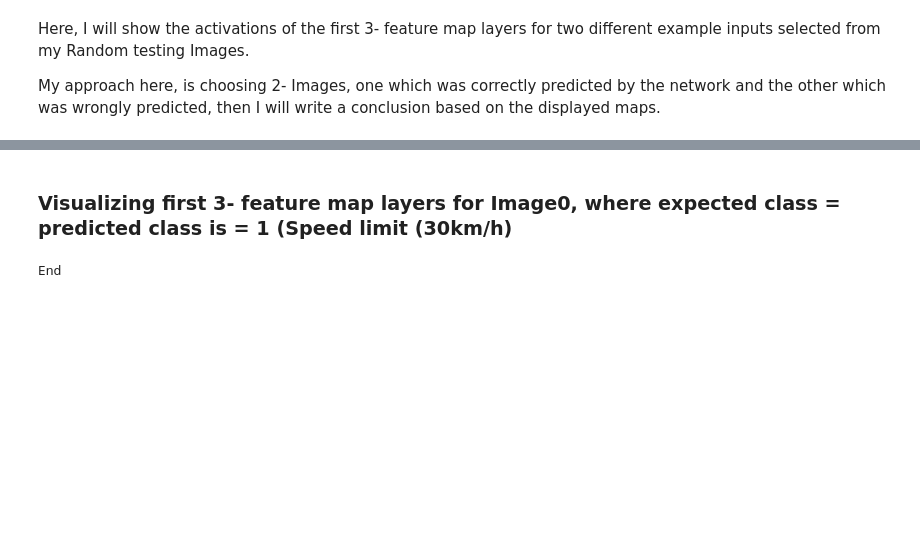
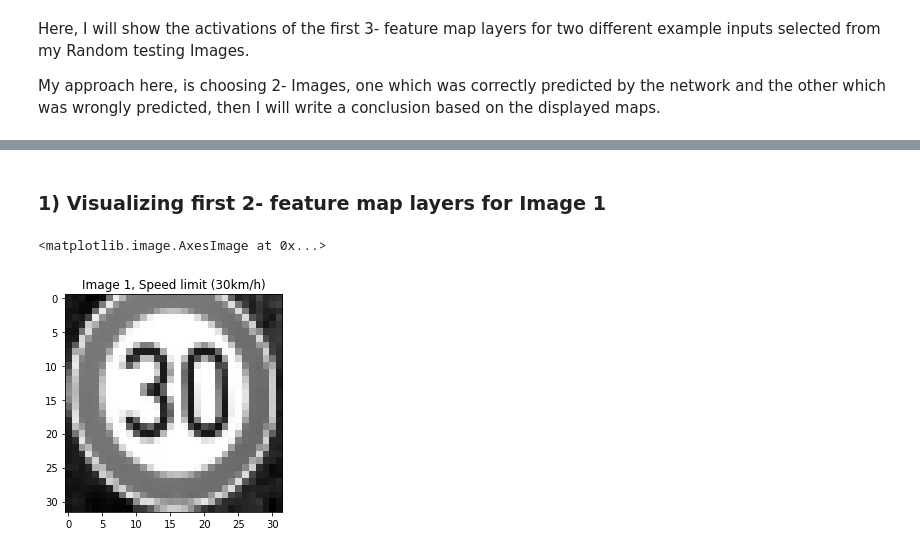
Before and after one commit to MyadaRoshdi/P2, a Jupyter notebook: Traffic_Sign_Classifier.ipynb, the cells around one changed output, grey strips where cells are left out. Saved outputs shown, nothing was run; the diff lists cells and outputs as text; code cells hidden in the pictures; blank space fills up the shorter version.

```diff
--- a/Traffic_Sign_Classifier.ipynb
+++ b/Traffic_Sign_Classifier.ipynb
@@ -1329,35 +1330,10 @@ My approach here, is choosing 2- Images, one which was correctly predicted by th
 # %% [markdown]
-### Visualizing first 3- feature map layers for Image0, where  expected class =  predicted class is = 1 (Speed limit (30km/h)
+### 1)  Visualizing first 2- feature map layers for Image 1
-# %%
-### Visualize your network's feature maps here.
-### Feel free to use as many code cells as needed.
-
-# image_input: the test image being fed into the network to produce the feature maps
-# tf_activation: should be a tf variable name used during your training procedure that represents the calculated state of a specific weight layer
-# activation_min/max: can be used to view the activation contrast in more detail, by default matplot sets min and max to the actual min and max values of the output
-# plt_num: used to plot out multiple different weight feature map sets on the same block, just extend the plt number for each new feature map entry
-
-def outputFeatureMap(image_input, tf_activation, activation_min=-1, activation_max=-1 ,plt_num=1):
-    # Here make sure to preprocess your image_input in a way your network expects
-    # with size, normalization, ect if needed
-    # image_input =
-    # Note: x should be the same name as your network's tensorflow data placeholder variable
-    # If you get an error tf_activation is not defined it may be having trouble accessing the variable from inside a function
-    activation = tf_activation.eval(session=sess,feed_dict={x : image_input})
-    featuremaps = activation.shape[3]
-    plt.figure(plt_num, figsize=(15,15))
-    for featuremap in range(featuremaps):
-        plt.subplot(6,8, featuremap+1) # sets the number of feature maps to show on each row and column
-        plt.title('FeatureMap ' + str(featuremap)) # displays the feature map number
-        if activation_min != -1 & activation_max != -1:
-            plt.imshow(activation[0,:,:, featuremap], interpolation="nearest", vmin =activation_min, vmax=activation_max, cmap="gray")
-        elif activation_max != -1:
-            plt.imshow(activation[0,:,:, featuremap], interpolation="nearest", vmax=activation_max, cmap="gray")
-        elif activation_min !=-1:
-            plt.imshow(activation[0,:,:, featuremap], interpolation="nearest", vmin=activation_min, cmap="gray")
-        else:
-            plt.imshow(activation[0,:,:, featuremap], interpolation="nearest", cmap="gray")
-
-print('End')
-# %% [output]
-End
+# %%
+
+Image = sample_images_normalized[0].squeeze()
+plt.title("Image 1, "+labels_names[0])
+plt.imshow(Image, cmap="gray")
+# %% [output]
+<matplotlib.image.AxesImage at 0x...>
+[figure, added]
```
Also changed, not shown: parts of 46 cells of this notebook, 1 other file.
